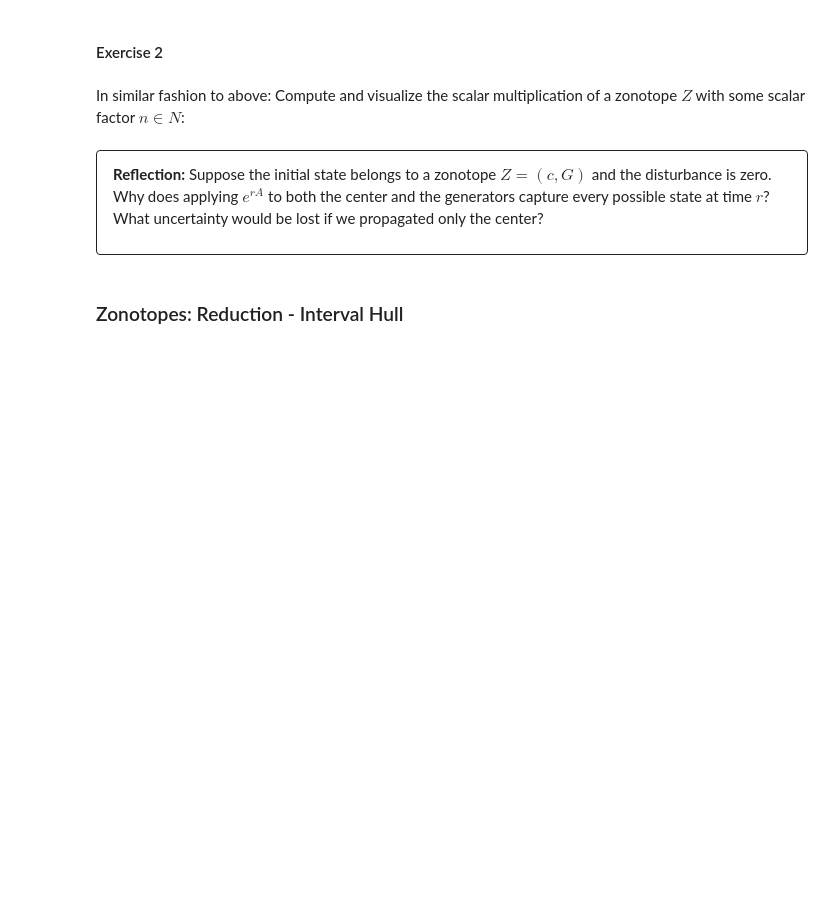
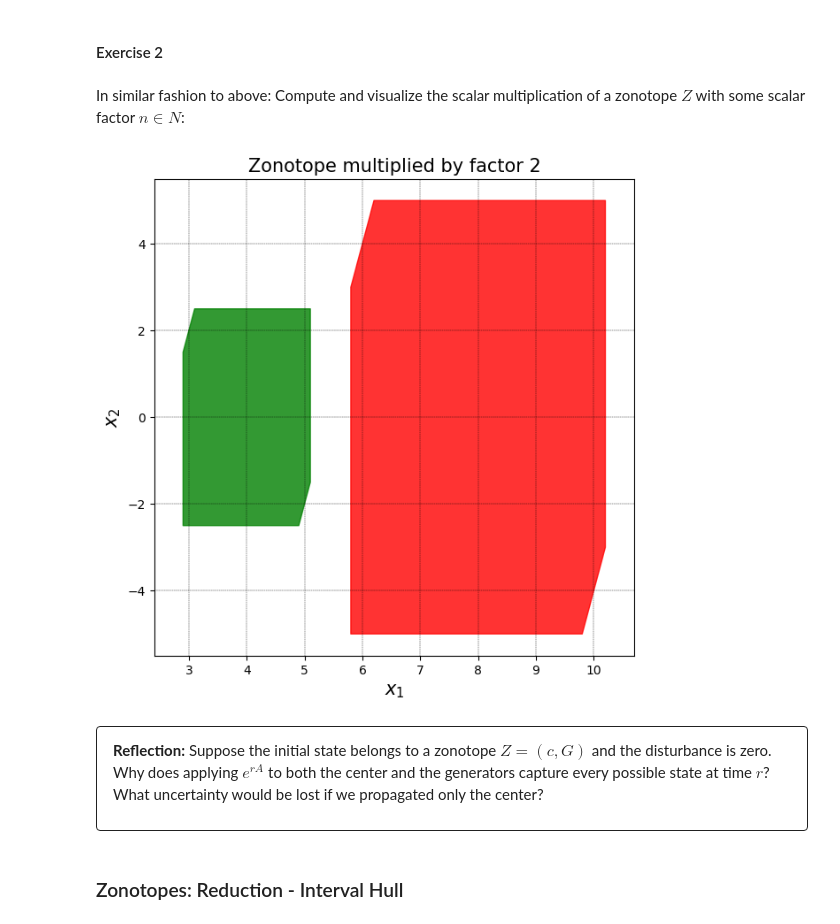
Before and after one commit to Sanjana20304/C-DAC-Notes, a Jupyter notebook: tut1_reachability_Elevel.ipynb, the cells around one changed output. Drawn from its saved outputs; the diff is of its cells as text; code cells hidden in the pictures; blank space fills up the shorter version.

```diff
--- a/tut1_reachability_Elevel.ipynb
+++ b/tut1_reachability_Elevel.ipynb
@@ -130,21 +128,24 @@ In similar fashion to above: Compute and visualize the scalar multiplication of
 # %%
 # our starting zonotope
 c = np.array([4, 0])
 g = np.array([[1, 0, 0.1], [0, 2, 0.5]])
 z = pp.zonotope(x=c, G=g)
 z.color='green'
 
 #simple scalar multiplication example
 # PUT YOUR CODE HERE
-#cL = ...
-#gL = ...
+scalar=2
+cL = scalar * c
+gL = scalar * g
 
 zL = pp.zonotope(x=cL, G=gL)
 zL.color='red'
 
 fig, ax = plt.subplots()
-pp.visualize([z, zL], title='Zonotope multiplied by factor %i'%factor, fig=fig, ax=ax)
+pp.visualize([z, zL], title='Zonotope multiplied by factor %i'%scalar, fig=fig, ax=ax)
 fig.set_size_inches(7, 7)
+# %% [output]
+[figure, added]
 # %% [markdown]
 <style>.tut1-reflection > :last-child { margin-bottom: 0; }</style>
 
```
Also changed, not shown: parts of 1 cell of this notebook.
